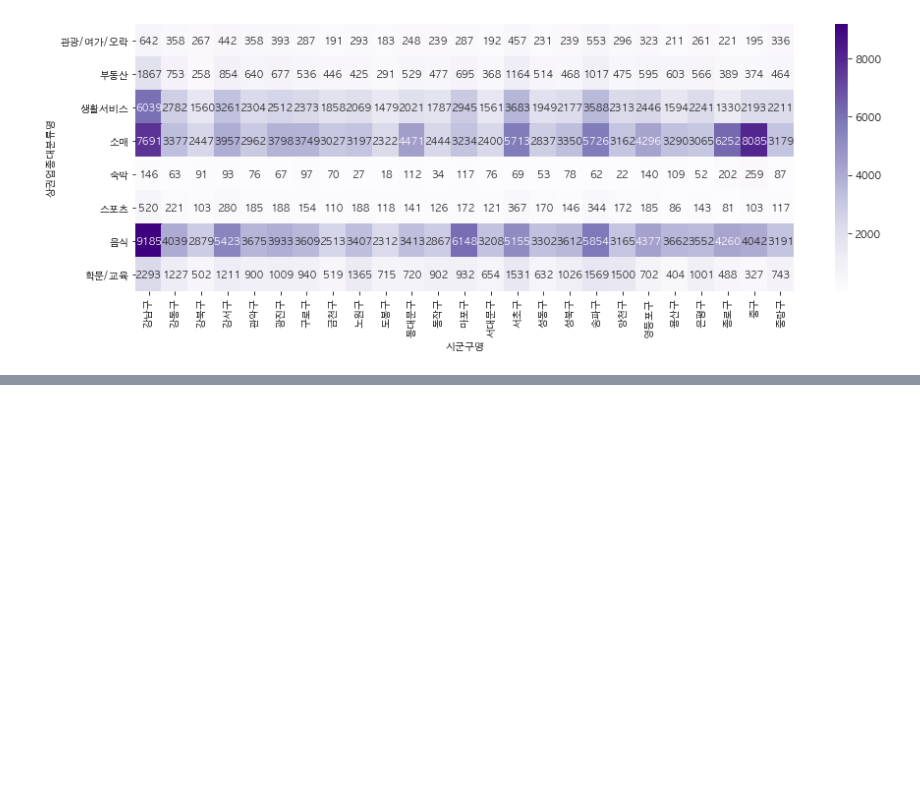
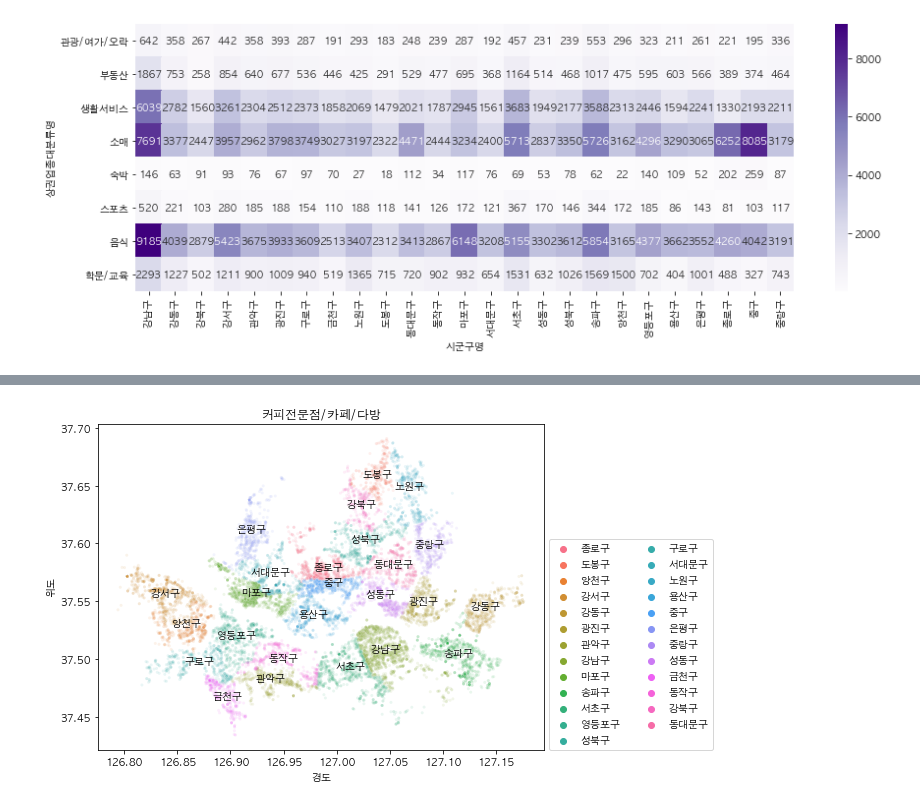
Before and after one commit to limetree-indigo/python-visualization, a Jupyter notebook: 14 상가상권정보분석 및 시각화/14 상가상권정보분석 및 시각화.ipynb, the cells around one changed output, grey strips where cells are left out. Cells and saved outputs as stored; diff of their text form; code cells hidden in the pictures; blank space fills up the shorter version.

```diff
--- a/14 상가상권정보분석 및 시각화/14 상가상권정보분석 및 시각화.ipynb
+++ b/14 상가상권정보분석 및 시각화/14 상가상권정보분석 및 시각화.ipynb
@@ -515,0 +522,6 @@ plt.show()
+# %%
+df_store_seoul['경도']=df_store_seoul['경도'].astype('float')
+df_store_seoul['위도']=df_store_seoul['위도'].astype('float')
+# %%
+df_store_seoul_location = df_store_seoul[['시군구명','경도','위도']].groupby('시군구명').mean()
+df_store_seoul_location
@@ -515,0 +545,3 @@ plt.show()
+# %%
+df_store_seoul_class3 = df_store_seoul[df_store_seoul['상권업종소분류명']=='커피전문점/카페/다방']
+df_store_seoul_class3
@@ -515,0 +562,17 @@ plt.show()
+# %%
+plt.figure(figsize=(8,6))
+
+sns.scatterplot(data=df_store_seoul_class3, x='경도', y='위도', hue='시군구명',marker='.',alpha=0.1)
+
+plt.legend(ncol=2, loc=(1.01,0))
+
+for i in range(len(df_store_seoul_location)):
+    x = df_store_seoul_location.iloc[i,0]
+    y = df_store_seoul_location.iloc[i,1]
+    text=df_store_seoul_location.index[i]
+    plt.text(x,y,text,ha='center')
+
+plt.title('커피전문점/카페/다방')
+plt.show()
+# %% [output]
+[figure, added]
```
Also changed, not shown: parts of 10 cells of this notebook.
